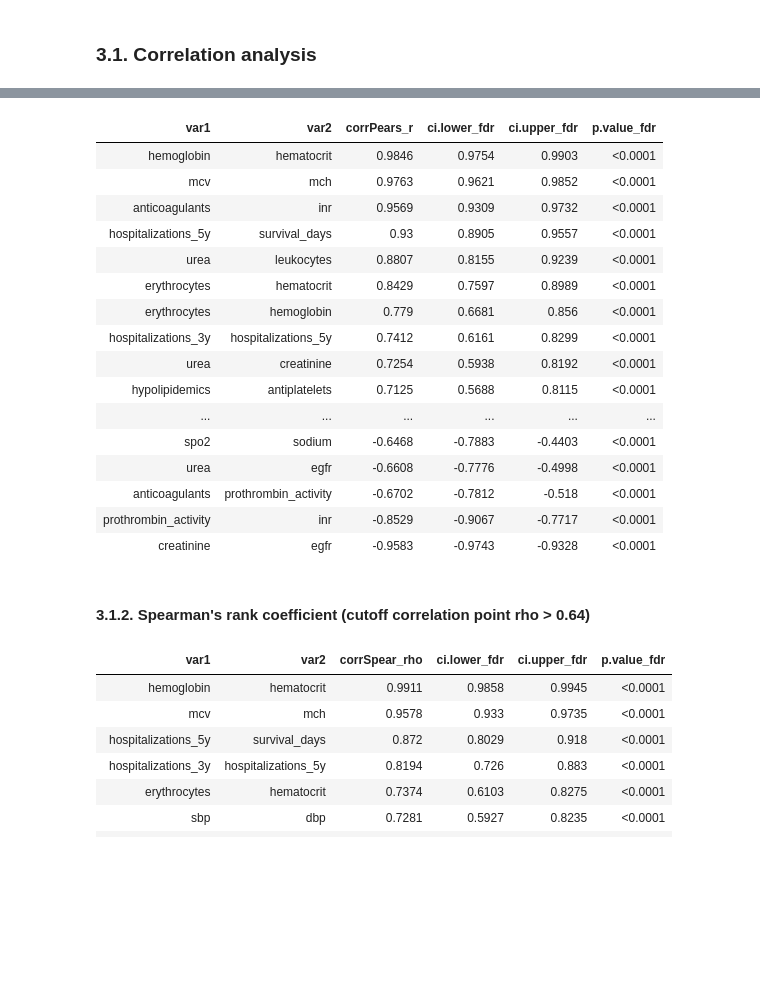
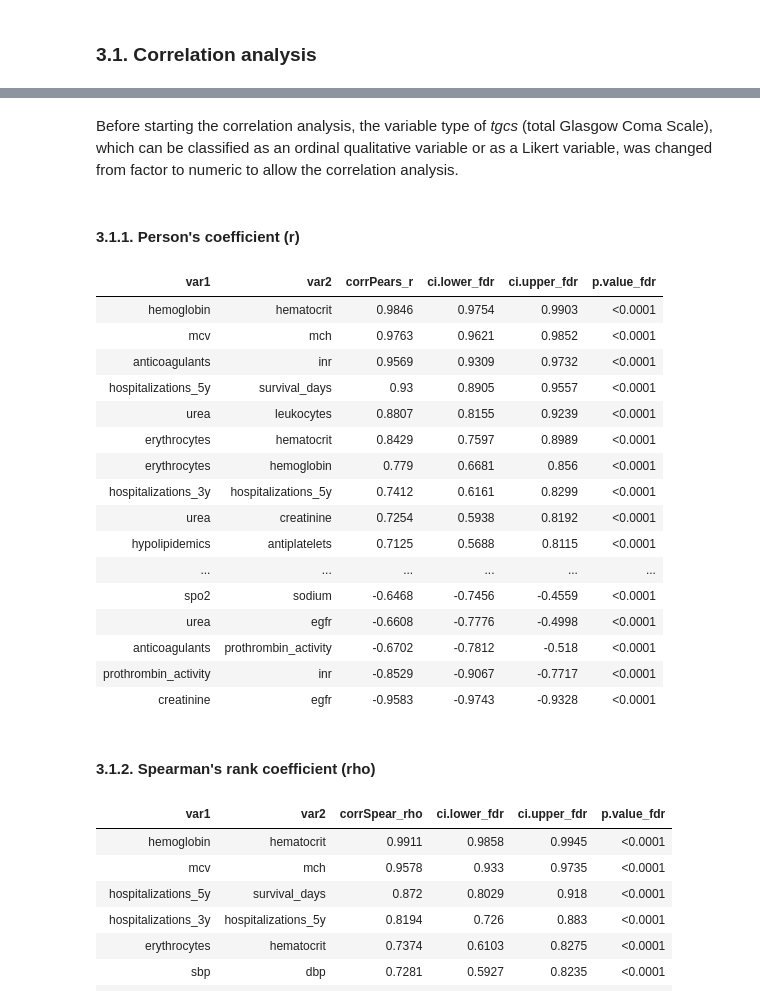
Before and after one commit to Pablomfm/Intracranial_Hemorrhages, a Jupyter notebook: 5.1 Inferential Statistics - Hypothesis Contrasts (R).ipynb, the cells around one changed output, grey strips where cells are left out. Drawn from its saved outputs; the diff is of its cells as text; code cells hidden in the pictures; blank space fills up the shorter version.

```diff
--- a/5.1 Inferential Statistics - Hypothesis Contrasts (R).ipynb
+++ b/5.1 Inferential Statistics - Hypothesis Contrasts (R).ipynb
@@ -204 +214,5 @@ norm_vars= c('sbp', 'hemoglobin', 'bpm', 'potasium', 'maxfibrinogen')
+# %%
+corr_cutoff= 0.5
+# %% [markdown]
+Before starting the correlation analysis, the variable type of *tgcs* (total Glasgow Coma Scale), which can be classified as an ordinal qualitative variable or as a Likert variable, was changed from factor to numeric to allow the correlation analysis.
 # %%
@@ -206,11 +219,12 @@ norm_vars= c('sbp', 'hemoglobin', 'bpm', 'potasium', 'maxfibrinogen')
 quantitatives['tgcs']= as.numeric(df[['tgcs']])
+# %% [markdown]
+#### 3.1.1. Person's coefficient (r)
 # %%
-pears_cutoff= 0.64
 pears= psych::corr.test(quantitatives[-c(2,45)], # exclusion of n_tobacco and survival_days_not.survivors (too much NAs)
                         use='complete.obs', method='pearson', adjust='fdr')
 
-high_pears_idx=   which(abs(pears$r) > pears_cutoff & row(pears$r) < col(pears$r), arr.ind=TRUE)
-high_pears_idx_2= which(abs(pears$ci$r) > pears_cutoff, arr.ind=TRUE)
+high_pears_idx=   which(abs(pears$r) > corr_cutoff & row(pears$r) < col(pears$r), arr.ind=TRUE)
+high_pears_idx_2= which(abs(pears$ci$r) > corr_cutoff, arr.ind=TRUE)
 
 high_pears= cbind(
                   var1=colnames(pears$r)[high_pears_idx[1:(length(high_pears_idx)/2)]],
@@ -220,38 +234,38 @@ high_pears= cbind(
                   ci.upper_fdr=NA,
                   p.value_fdr=round(pears$p[high_pears_idx],4)) #p values above the diagonal are the same as p.adjust values
 
 high_pears[,6]= ifelse(high_pears[,6] == '0', '<0.0001', high_pears[,6])
 high_pears= high_pears[order(as.numeric(as.character(high_pears[,3])), decreasing=TRUE),]
 
 high_pears2= cbind(
                    corrPears_r2=round(pears$ci$r[high_pears_idx_2],4),
                    ci.lower_fdr=round(pears$ci.adj$lower[high_pears_idx_2],4),
                    ci.upper_fdr=round(pears$ci.adj$upper[high_pears_idx_2],4))
 
 high_pears2= high_pears2[order(as.numeric(as.character(high_pears2[,3])), decreasing=TRUE),]
 
 high_pears[,4]= high_pears2[,2]
 high_pears[,5]= high_pears2[,3]
 
 high_pears
 # %% [output]
 | var1 | var2 | corrPears_r | ci.lower_fdr | ci.upper_fdr | p.value_fdr |
 | hemoglobin | hematocrit | 0.9846 | 0.9754 | 0.9903 | <0.0001 |
 | mcv | mch | 0.9763 | 0.9621 | 0.9852 | <0.0001 |
 | anticoagulants | inr | 0.9569 | 0.9309 | 0.9732 | <0.0001 |
 | hospitalizations_5y | survival_days | 0.93 | 0.8905 | 0.9557 | <0.0001 |
 | urea | leukocytes | 0.8807 | 0.8155 | 0.9239 | <0.0001 |
 | erythrocytes | hematocrit | 0.8429 | 0.7597 | 0.8989 | <0.0001 |
 | erythrocytes | hemoglobin | 0.779 | 0.6681 | 0.856 | <0.0001 |
 | hospitalizations_3y | hospitalizations_5y | 0.7412 | 0.6161 | 0.8299 | <0.0001 |
 | urea | creatinine | 0.7254 | 0.5938 | 0.8192 | <0.0001 |
 | hypolipidemics | antiplatelets | 0.7125 | 0.5688 | 0.8115 | <0.0001 |
 | ... | ... | ... | ... | ... | ... |
-| spo2 | sodium | -0.6468 | -0.7883 | -0.4403 | <0.0001 |
+| spo2 | sodium | -0.6468 | -0.7456 | -0.4559 | <0.0001 |
 | urea | egfr | -0.6608 | -0.7776 | -0.4998 | <0.0001 |
 | anticoagulants | prothrombin_activity | -0.6702 | -0.7812 | -0.518 | <0.0001 |
 | prothrombin_activity | inr | -0.8529 | -0.9067 | -0.7717 | <0.0001 |
 | creatinine | egfr | -0.9583 | -0.9743 | -0.9328 | <0.0001 |
 # %% [markdown]
-#### 3.1.2. Spearman's rank coefficient (cutoff correlation point rho > 0.64)
+#### 3.1.2. Spearman's rank coefficient (rho)
 # %%
```
Also changed, not shown: parts of 48 cells of this notebook, 1 other file.
